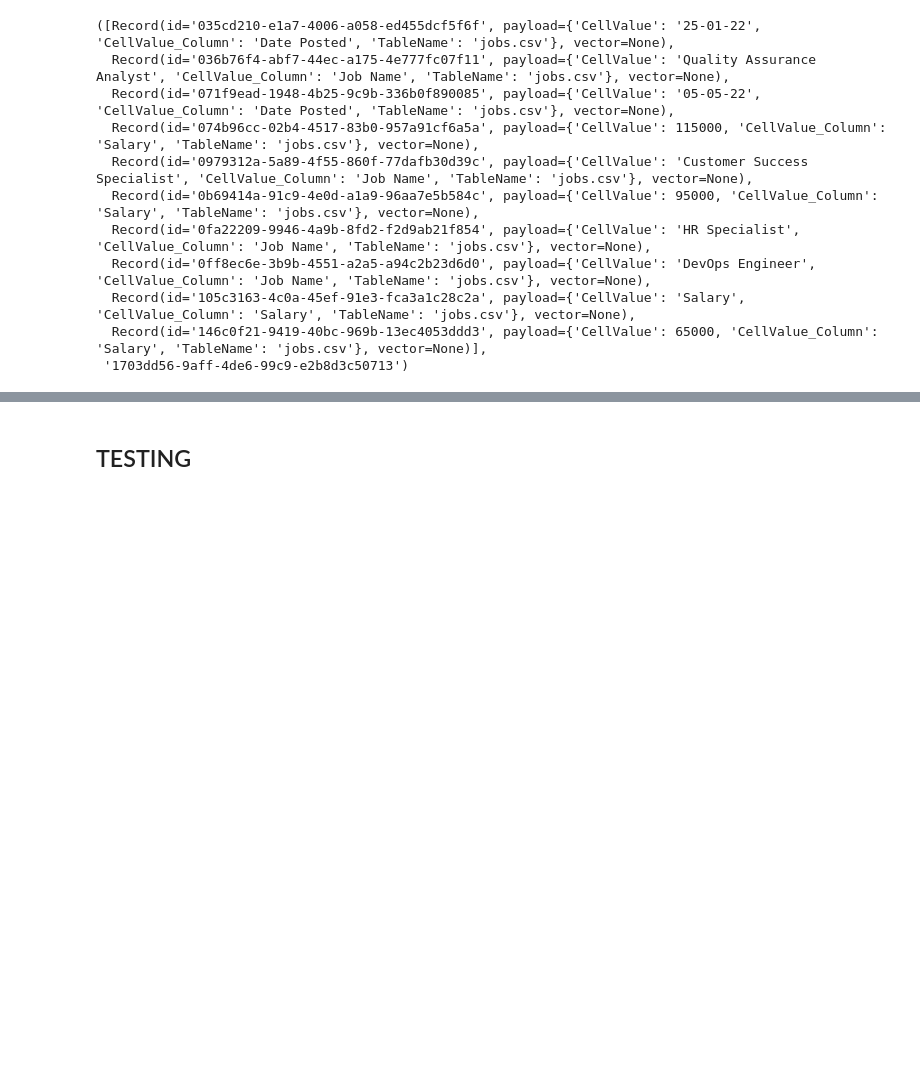
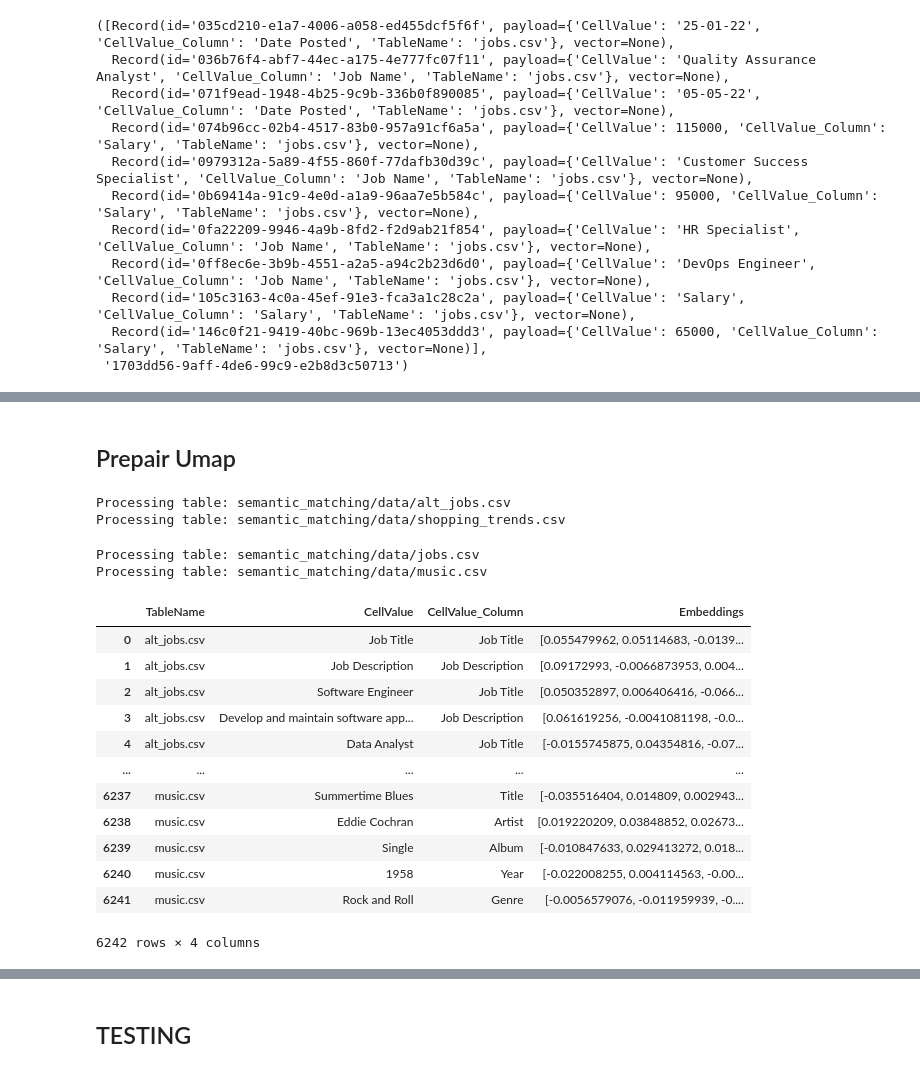
Before and after one commit to enas88/mira_gui, a Jupyter notebook: api_testing.ipynb, the cells around one changed output, grey strips where cells are left out. Cells and saved outputs as stored; diff of their text form; code cells hidden in the pictures; blank space fills up the shorter version.

```diff
--- a/api_testing.ipynb
+++ b/api_testing.ipynb
@@ -362,7 +362,7 @@ True
 # %% [output]
 True
 # %%
-table_name = 'semantic_matching/data/music.csv'
+table_name = 'semantic_matching/data/jobs.csv'
 df = pd.read_csv(table_name)
 # %%
 # Add column names as first row
@@ -537,0 +550,2 @@ client.scroll(
+# %% [markdown]
+## Prepair Umap
@@ -537,0 +573,26 @@ client.scroll(
+# %%
+def create_data_and_save_embeddings(csv_directory, embeddings_directory):
+    all_data_frames = []
+    all_embeddings = []
+
+    # List all CSV files in the directory
+    csv_files = [f for f in os.listdir(csv_directory) if f.endswith('.csv')]
+
+    for csv_file in tqdm(csv_files, desc='Processing CSV files'):
+        csv_path = os.path.join(csv_directory, csv_file)
+        embeddings_path = os.path.join(embeddings_directory, f'{csv_file.split(".")[0]}.pt')
+
+        df, embeddings = process_csv(csv_path, embeddings_path)
+        all_data_frames.append(df)
+        all_embeddings.extend(embeddings)
+
+    # Concatenate data frames
+    merged_df = pd.concat(all_data_frames, ignore_index=True)
+
+    # Save the merged data frame to a CSV file (optional)
+    merged_df.to_csv('merged_data.csv', index=False)
+
+    # Save the embeddings array to a single file
+    torch.save(all_embeddings, 'all_embeddings.pt')
+
+    return merged_df, all_embeddings
@@ -537,0 +622,28 @@ client.scroll(
+# %%
+from tqdm import tqdm  # For progress tracking
+csv_directory = 'semantic_matching/data/'
+embeddings_directory = 'semantic_matching/embeddings/'
+
+# Create data and save embeddings
+merged_df, all_embeddings = create_data_and_save_embeddings(csv_directory, embeddings_directory)
+# %% [output]
+Processing table: semantic_matching/data/alt_jobs.csv
+Processing table: semantic_matching/data/shopping_trends.csv
+Processing table: semantic_matching/data/jobs.csv
+Processing table: semantic_matching/data/music.csv
+# %%
+merged_df
+# %% [output]
+|  | TableName | CellValue | CellValue_Column | Embeddings |
+| 0 | alt_jobs.csv | Job Title | Job Title | [0.055479962, 0.05114683, -0.0139... |
+| 1 | alt_jobs.csv | Job Description | Job Description | [0.09172993, -0.0066873953, 0.004... |
+| 2 | alt_jobs.csv | Software Engineer | Job Title | [0.050352897, 0.006406416, -0.066... |
+| 3 | alt_jobs.csv | Develop and maintain software app... | Job Description | [0.061619256, -0.0041081198, -0.0... |
+| 4 | alt_jobs.csv | Data Analyst | Job Title | [-0.0155745875, 0.04354816, -0.07... |
+| ... | ... | ... | ... | ... |
+| 6237 | music.csv | Summertime Blues | Title | [-0.035516404, 0.014809, 0.002943... |
+| 6238 | music.csv | Eddie Cochran | Artist | [0.019220209, 0.03848852, 0.02673... |
+| 6239 | music.csv | Single | Album | [-0.010847633, 0.029413272, 0.018... |
+| 6240 | music.csv | 1958 | Year | [-0.022008255, 0.004114563, -0.00... |
+| 6241 | music.csv | Rock and Roll | Genre | [-0.0056579076, -0.011959939, -0.... |
+6242 rows × 4 columns
```
Also changed, not shown: parts of 21 cells of this notebook, 4 other files.
